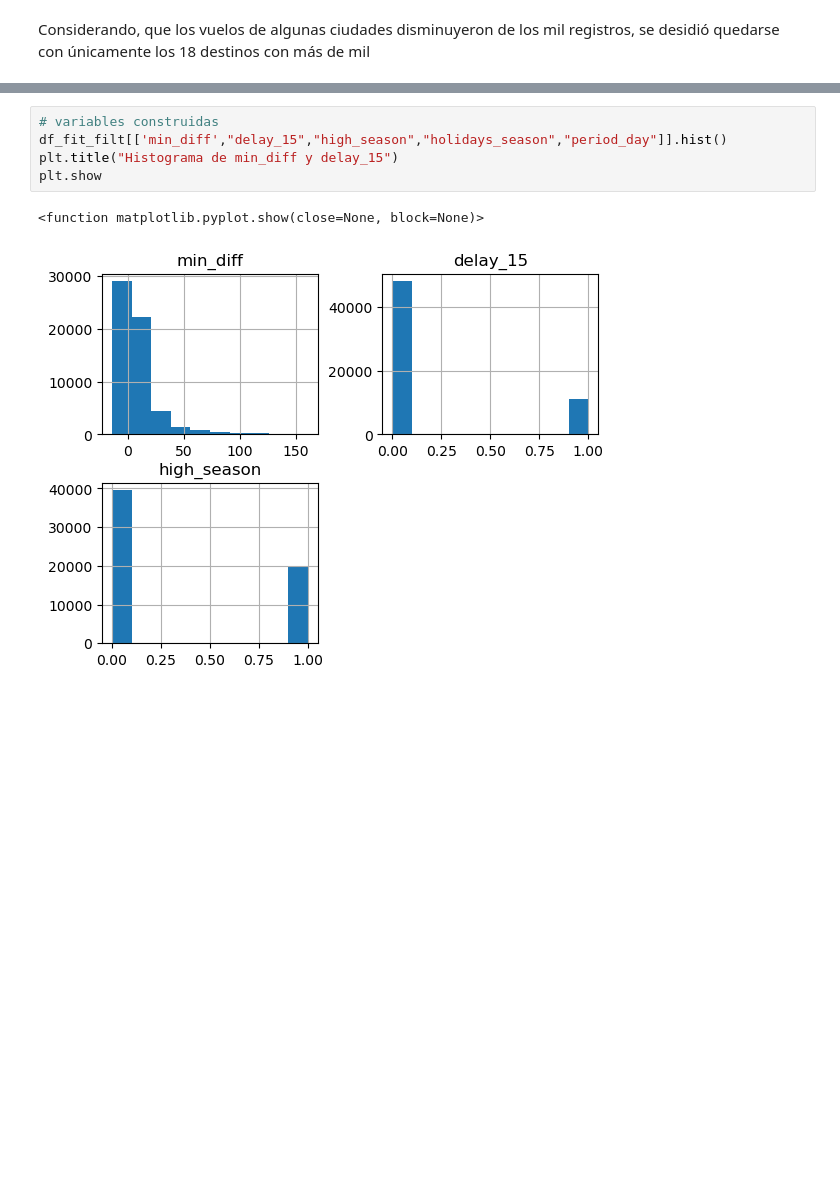
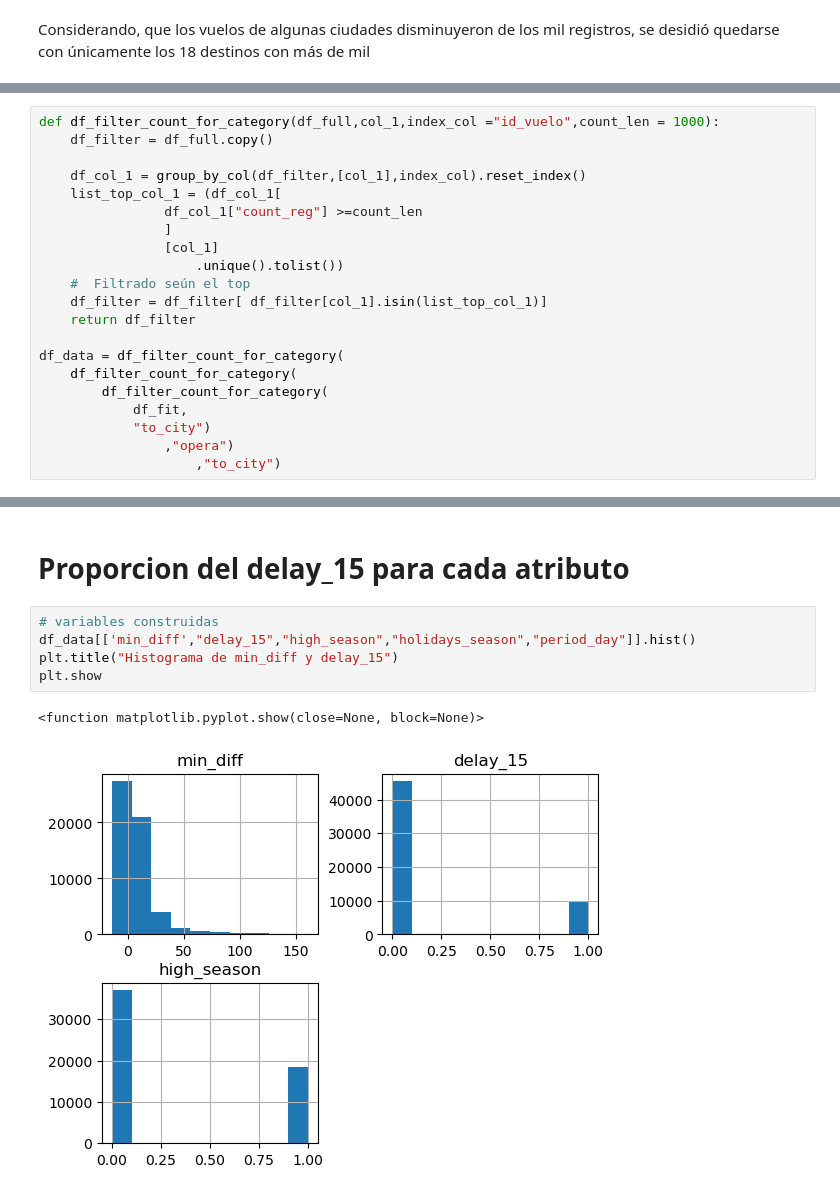
Before and after one commit to rolftb/Challenge-Data-Scientist-Rolf-Traeger, a Jupyter notebook: Transformacion.ipynb, the cells around one changed output, grey strips where cells are left out. Saved outputs shown, nothing was run; the diff lists cells and outputs as text; blank space fills up the shorter version.

Commit message:
Descripción y distribución del delay_15 sobre cada variable categorica Terminado

```diff
--- a/Transformacion.ipynb
+++ b/Transformacion.ipynb
@@ -1109,0 +1137,21 @@ Pese a los filtros de destino, se mantubo la tendencia que las aerolineas tubier
+# %%
+def df_filter_count_for_category(df_full,col_1,index_col ="id_vuelo",count_len = 1000):
+    df_filter = df_full.copy()
+
+    df_col_1 = group_by_col(df_filter,[col_1],index_col).reset_index()
+    list_top_col_1 = (df_col_1[
+                df_col_1["count_reg"] >=count_len
+                ]
+                [col_1]
+                    .unique().tolist())
+    #  Filtrado seún el top
+    df_filter = df_filter[ df_filter[col_1].isin(list_top_col_1)]
+    return df_filter
+
+df_data = df_filter_count_for_category(
+    df_filter_count_for_category(
+        df_filter_count_for_category(
+            df_fit,
+            "to_city")
+                ,"opera")
+                    ,"to_city")
@@ -1110,8 +1187,10 @@ Pese a los filtros de destino, se mantubo la tendencia que las aerolineas tubier
+# %% [markdown]
+# Proporcion del delay_15 para cada atributo
 # %%
 # variables construidas
-df_fit_filt[['min_diff',"delay_15","high_season","holidays_season","period_day"]].hist()
+df_data[['min_diff',"delay_15","high_season","holidays_season","period_day"]].hist()
 plt.title("Histograma de min_diff y delay_15")
 plt.show
 # %% [output]
 <function matplotlib.pyplot.show(close=None, block=None)>
-[figure, old version]
+[figure, new version]
```
Also changed, not shown: parts of 30 cells of this notebook.
